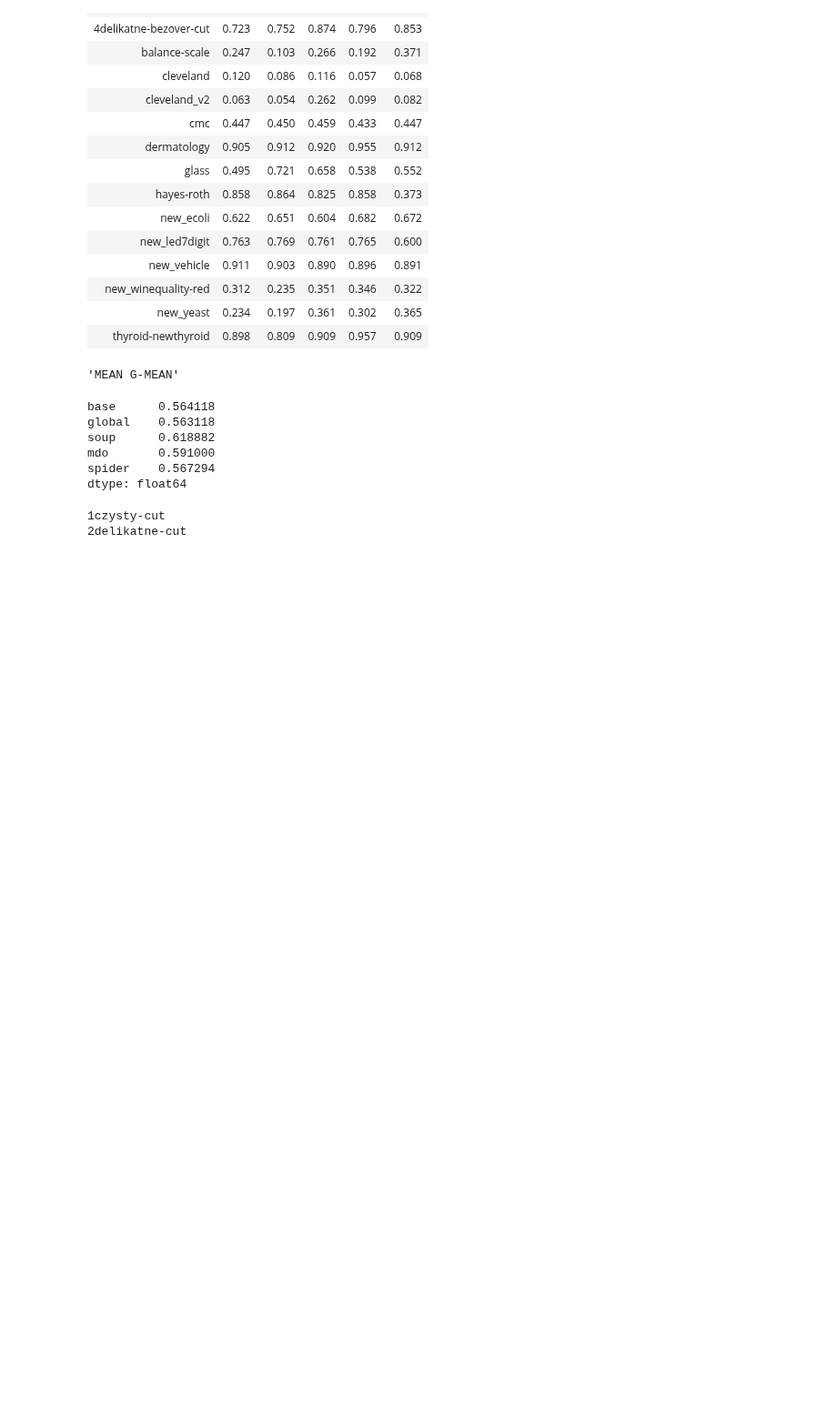
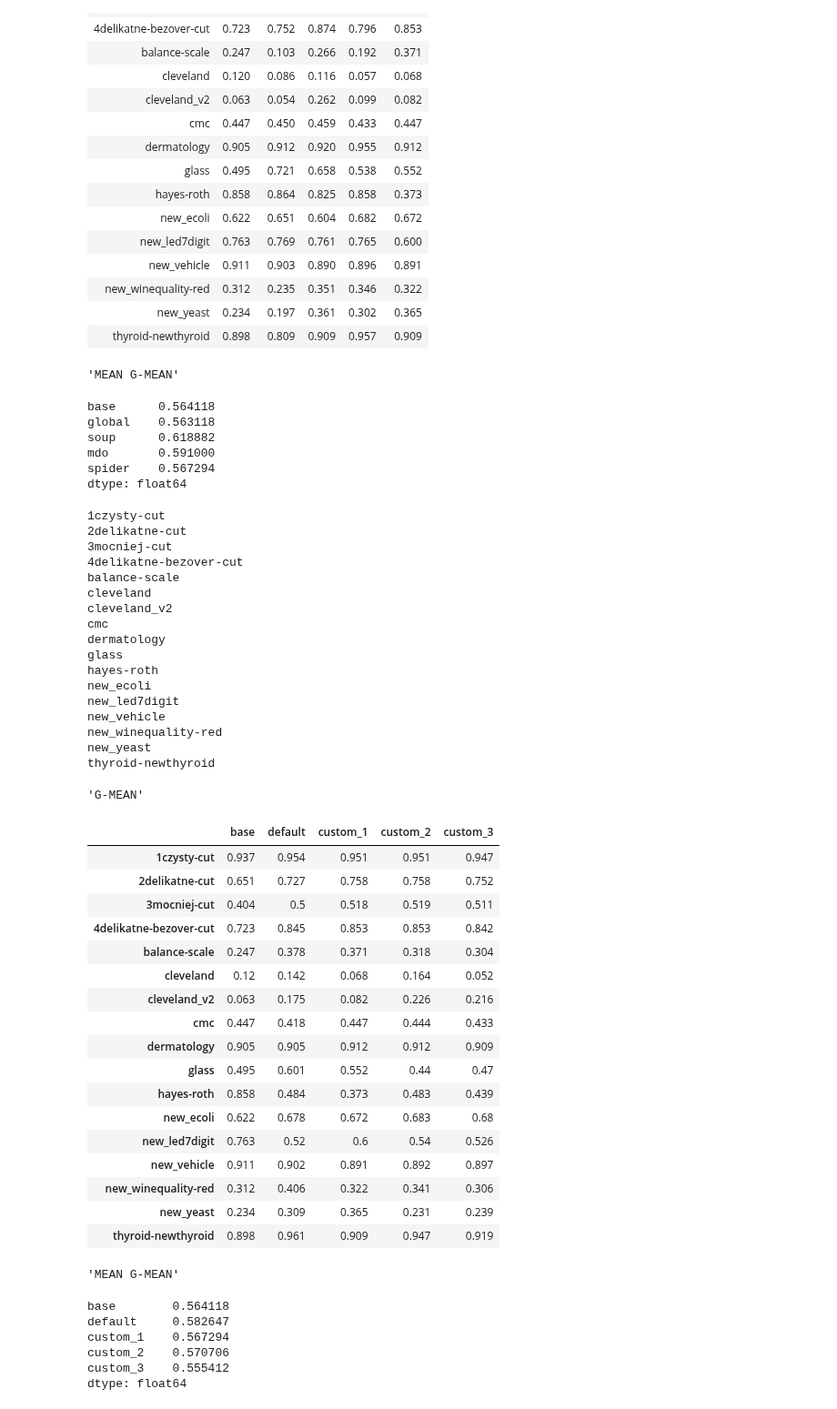
Before and after one commit to damianhorna/multi-imbalance, a Jupyter notebook: benchmarks/spider/spider.ipynb, the cells around one changed output. Shown at 91% size. Saved outputs shown, nothing was run; the diff lists cells and outputs as text; code cells hidden in the pictures; blank space fills up the shorter version.

```diff
--- a/benchmarks/spider/spider.ipynb
+++ b/benchmarks/spider/spider.ipynb
@@ -543,5 +585,46 @@ def test_spiders():
-# %%
-test_spiders()
-# %% [output]
-1czysty-cut
-2delikatne-cut
+# %%
+spdrs = test_spiders()
+# %% [output]
+1czysty-cut
+2delikatne-cut
+3mocniej-cut
+4delikatne-bezover-cut
+balance-scale
+cleveland
+cleveland_v2
+cmc
+dermatology
+glass
+hayes-roth
+new_ecoli
+new_led7digit
+new_vehicle
+new_winequality-red
+new_yeast
+thyroid-newthyroid
+'G-MEAN'
+|  | base | default | custom_1 | custom_2 | custom_3 |
+| 1czysty-cut | 0.937 | 0.954 | 0.951 | 0.951 | 0.947 |
+| 2delikatne-cut | 0.651 | 0.727 | 0.758 | 0.758 | 0.752 |
+| 3mocniej-cut | 0.404 | 0.5 | 0.518 | 0.519 | 0.511 |
+| 4delikatne-bezover-cut | 0.723 | 0.845 | 0.853 | 0.853 | 0.842 |
+| balance-scale | 0.247 | 0.378 | 0.371 | 0.318 | 0.304 |
+| cleveland | 0.12 | 0.142 | 0.068 | 0.164 | 0.052 |
+| cleveland_v2 | 0.063 | 0.175 | 0.082 | 0.226 | 0.216 |
+| cmc | 0.447 | 0.418 | 0.447 | 0.444 | 0.433 |
+| dermatology | 0.905 | 0.905 | 0.912 | 0.912 | 0.909 |
+| glass | 0.495 | 0.601 | 0.552 | 0.44 | 0.47 |
+| hayes-roth | 0.858 | 0.484 | 0.373 | 0.483 | 0.439 |
+| new_ecoli | 0.622 | 0.678 | 0.672 | 0.683 | 0.68 |
+| new_led7digit | 0.763 | 0.52 | 0.6 | 0.54 | 0.526 |
+| new_vehicle | 0.911 | 0.902 | 0.891 | 0.892 | 0.897 |
+| new_winequality-red | 0.312 | 0.406 | 0.322 | 0.341 | 0.306 |
+| new_yeast | 0.234 | 0.309 | 0.365 | 0.231 | 0.239 |
+| thyroid-newthyroid | 0.898 | 0.961 | 0.909 | 0.947 | 0.919 |
+'MEAN G-MEAN'
+base        0.564118
+default     0.582647
+custom_1    0.567294
+custom_2    0.570706
+custom_3    0.555412
+dtype: float64
```
Also changed, not shown: parts of 11 cells of this notebook.
